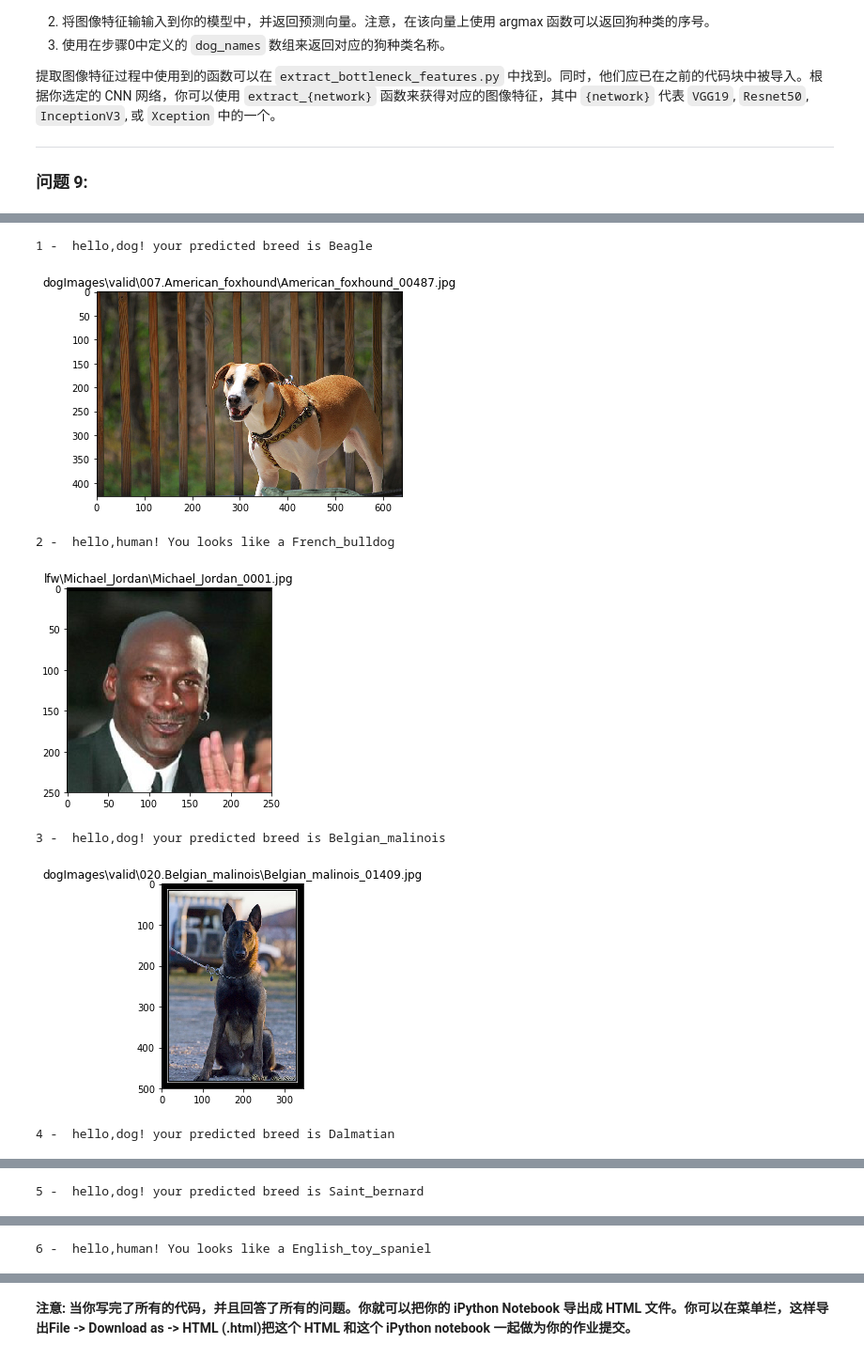
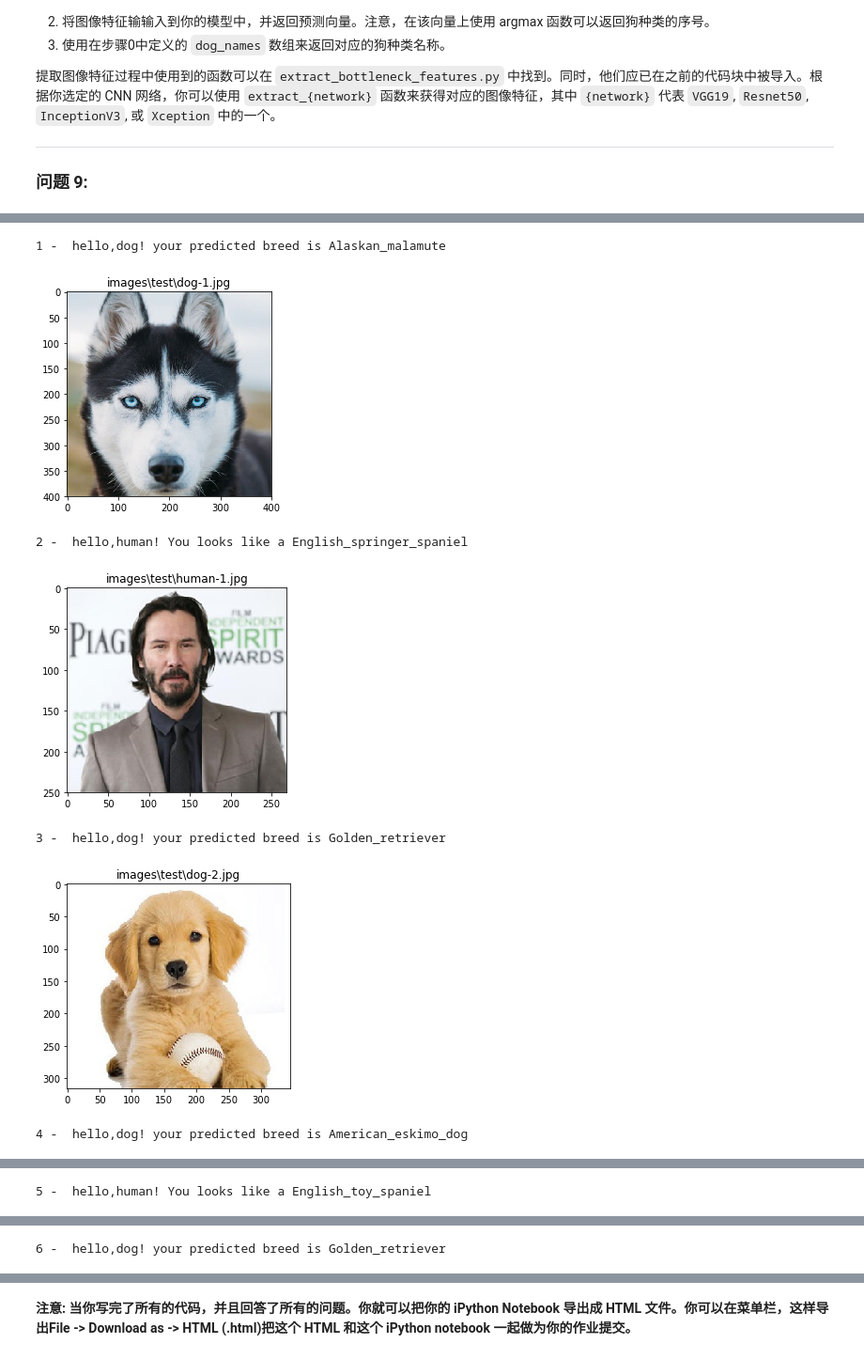
Before and after one commit to duzeng/MLND_CN_P4_Dog_Project, a Jupyter notebook: dog_app.ipynb, the cells around one changed output, grey strips where cells are left out. Shown at 94% size. Cells and saved outputs as stored; diff of their text form; code cells hidden in the pictures.

```diff
--- a/dog_app.ipynb
+++ b/dog_app.ipynb
@@ -385,10 +429,14 @@ __回答:__
     + 池化层保留主要的特征同时减少参数(降维，效果类似PCA)和计算量，防止过拟合，提高模型泛化能力；采用MaxPooling能够保留最强的特征，抛弃其他弱特征。GlobalAveragePooling主要来解决全连接的问题，将最后一层的特征图进行整张图的一个均值池化，形成一个特征点，将这些特征点组成最后的特征向量进行softmax中进行计算；
 # %%
 from keras.layers import Conv2D, MaxPooling2D, GlobalAveragePooling2D
-from keras.layers import Dropout, Flatten, Dense
+from keras.layers import Dropout, Flatten, Dense, Activation
+from keras.layers import BatchNormalization
 from keras.models import Sequential
 
+droprate=0.25
+
 model = Sequential()
+### TODO: 定义你的网络架构
 model.add(Conv2D(16,(2,2),activation='relu',input_shape=(224,224,3)))
 model.add(MaxPooling2D(pool_size=2, strides=2))
 model.add(Conv2D(32,(2,2),activation='relu'))
@@ -396,8 +444,8 @@ model.add(MaxPooling2D(pool_size=2, strides=2))
 model.add(Conv2D(64,(2,2),activation='relu'))
 model.add(MaxPooling2D(pool_size=2, strides=2))
 model.add(GlobalAveragePooling2D(data_format=None))
+model.add(Dropout(.2))
 model.add(Dense(133, activation='softmax'))
-### TODO: 定义你的网络架构
 
 model.summary()
 # %% [output]
@@ -440,7 +488,7 @@ from keras.callbacks import ModelCheckpoint
 
 ### TODO: 设置训练模型的epochs的数量
 
-epochs = 5
+epochs = 7
 
 ### 不要修改下方代码
 
@@ -813,32 +881,40 @@ def check(img_path):
 # %%
 import os
 from PIL import Image
 import matplotlib.pyplot as plt
 
 def show_img(img_path):
     img = Image.open(img_path)
     plt.figure(img_path)
     plt.imshow(img)
     plt.axis('on')
     plt.title(img_path)
     plt.show()
 
 ## TODO: 在你的电脑上，在步骤6中，至少在6张图片上运行你的算法。
 ## 自由地使用所需的代码单元数吧
-img_list=(r'dogImages\valid\007.American_foxhound\American_foxhound_00487.jpg',
-          r'lfw\Michael_Jordan\Michael_Jordan_0001.jpg',
-          r'dogImages\valid\020.Belgian_malinois\Belgian_malinois_01409.jpg',
-          r'dogImages\valid\057.Dalmatian\Dalmatian_04058.jpg',
-          r'dogImages\valid\126.Saint_bernard\Saint_bernard_08012.jpg',
-         r'lfw\Michael_Jackson\Michael_Jackson_0001.jpg')
+# img_list=(r'dogImages\valid\007.American_foxhound\American_foxhound_00487.jpg',
+#           r'lfw\Michael_Jordan\Michael_Jordan_0001.jpg',
+#           r'dogImages\valid\020.Belgian_malinois\Belgian_malinois_01409.jpg',
+#           r'dogImages\valid\057.Dalmatian\Dalmatian_04058.jpg',
+#           r'dogImages\valid\126.Saint_bernard\Saint_bernard_08012.jpg',
+#          r'lfw\Michael_Jackson\Michael_Jackson_0001.jpg')
+
+img_list=(r'images\test\dog-1.jpg',
+          r'images\test\human-1.jpg',
+          r'images\test\dog-2.jpg',
+          r'images\test\dog-3.jpg',
+          r'images\test\human-2.jpg',
+         r'images\test\dog-4.jpg',)
+
 for index,item in enumerate(img_list):
     print(index+1,'- ',check(item))
     show_img(item)
 # %% [output]
-1 -  hello,dog! your predicted breed is Beagle
+1 -  hello,dog! your predicted breed is Alaskan_malamute
-[figure, old version]
+[figure, new version]
-2 -  hello,human! You looks like a French_bulldog
+2 -  hello,human! You looks like a English_springer_spaniel
-[figure, old version]
+[figure, new version]
-3 -  hello,dog! your predicted breed is Belgian_malinois
+3 -  hello,dog! your predicted breed is Golden_retriever
-[figure, old version]
+[figure, new version]
-4 -  hello,dog! your predicted breed is Dalmatian
+4 -  hello,dog! your predicted breed is American_eskimo_dog
@@ -846 +922 @@ for index,item in enumerate(img_list):
-5 -  hello,dog! your predicted breed is Saint_bernard
+5 -  hello,human! You looks like a English_toy_spaniel
@@ -848 +924 @@ for index,item in enumerate(img_list):
-6 -  hello,human! You looks like a English_toy_spaniel
+6 -  hello,dog! your predicted breed is Golden_retriever
```
Also changed, not shown: parts of 20 cells of this notebook, 7 other files.
